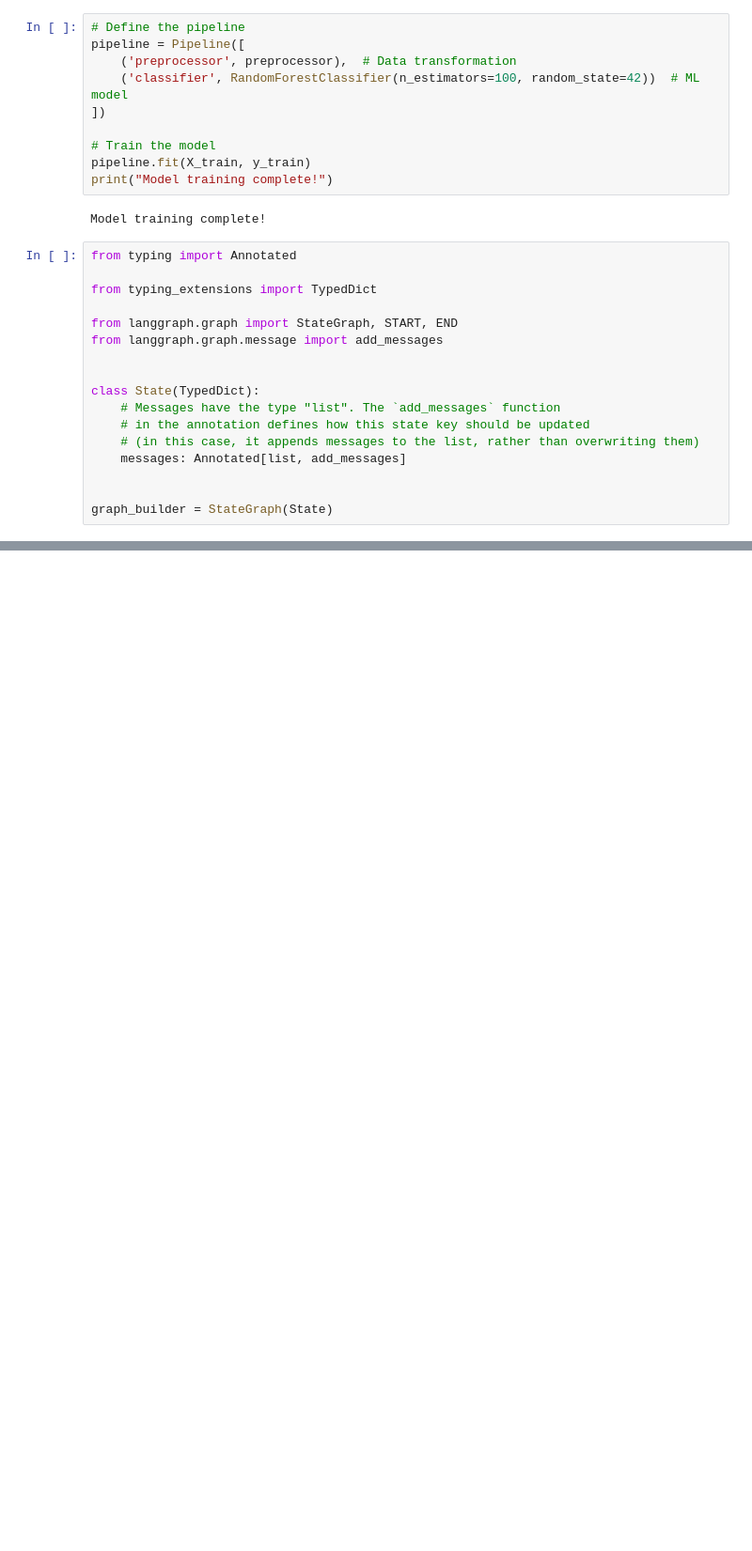
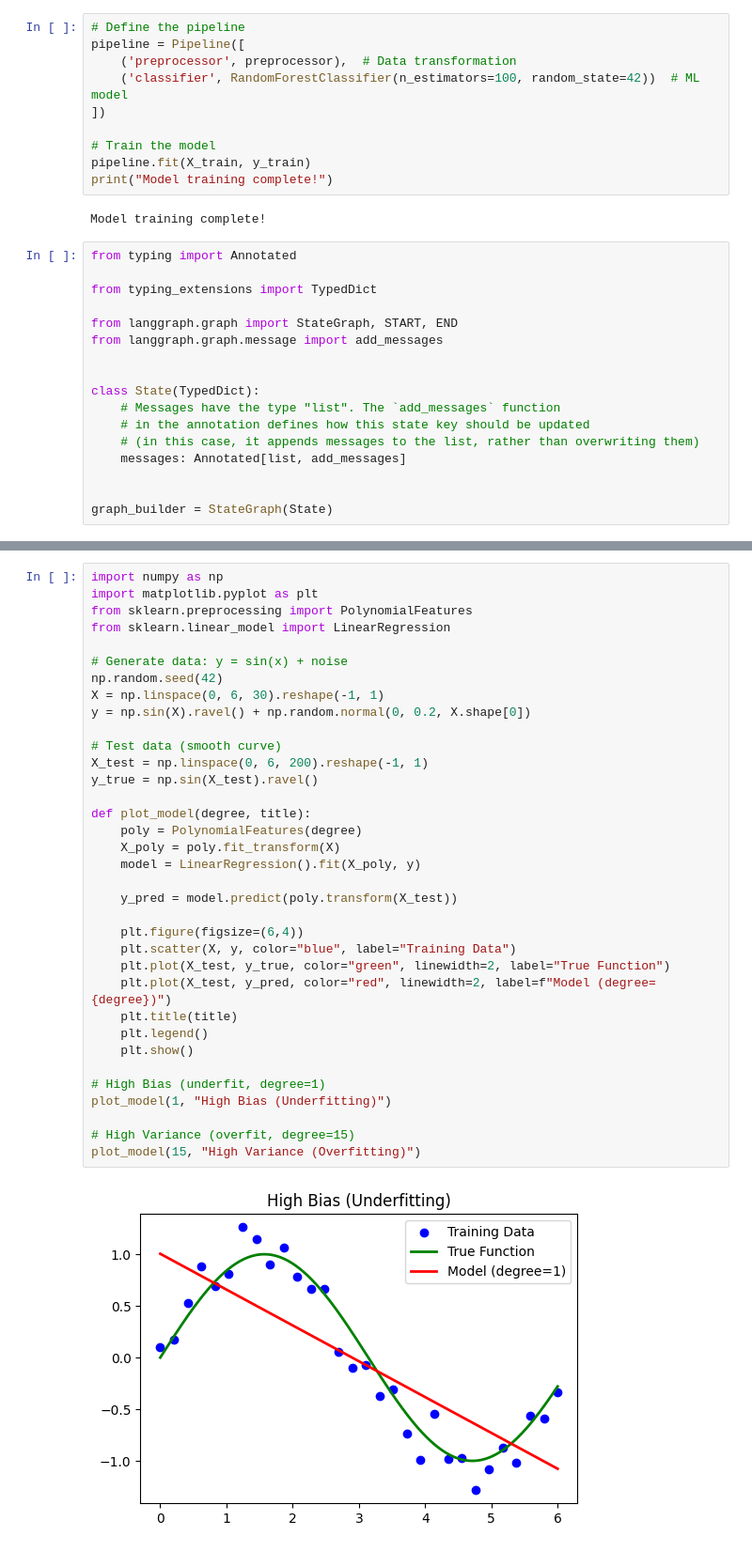
Before and after one commit to alibakhshifccc-jpg/FCCC, a Jupyter notebook: app/test.ipynb, the cells around one changed output, grey strips where cells are left out. Shown at 94% size. Drawn from its saved outputs; the diff is of its cells as text; blank space fills up the shorter version.

```diff
--- a/app/test.ipynb
+++ b/app/test.ipynb
@@ -138,0 +187,37 @@ import replicate
+# %%
+import numpy as np
+import matplotlib.pyplot as plt
+from sklearn.preprocessing import PolynomialFeatures
+from sklearn.linear_model import LinearRegression
+
+# Generate data: y = sin(x) + noise
+np.random.seed(42)
+X = np.linspace(0, 6, 30).reshape(-1, 1)
+y = np.sin(X).ravel() + np.random.normal(0, 0.2, X.shape[0])
+
+# Test data (smooth curve)
+X_test = np.linspace(0, 6, 200).reshape(-1, 1)
+y_true = np.sin(X_test).ravel()
+
+def plot_model(degree, title):
+    poly = PolynomialFeatures(degree)
+    X_poly = poly.fit_transform(X)
+    model = LinearRegression().fit(X_poly, y)
+
+    y_pred = model.predict(poly.transform(X_test))
+
+    plt.figure(figsize=(6,4))
+    plt.scatter(X, y, color="blue", label="Training Data")
+    plt.plot(X_test, y_true, color="green", linewidth=2, label="True Function")
+    plt.plot(X_test, y_pred, color="red", linewidth=2, label=f"Model (degree={degree})")
+    plt.title(title)
+    plt.legend()
+    plt.show()
+
+# High Bias (underfit, degree=1)
+plot_model(1, "High Bias (Underfitting)")
+
+# High Variance (overfit, degree=15)
+plot_model(15, "High Variance (Overfitting)")
+# %% [output]
+[figure, added]
```
Also changed, not shown: parts of 16 cells of this notebook.
